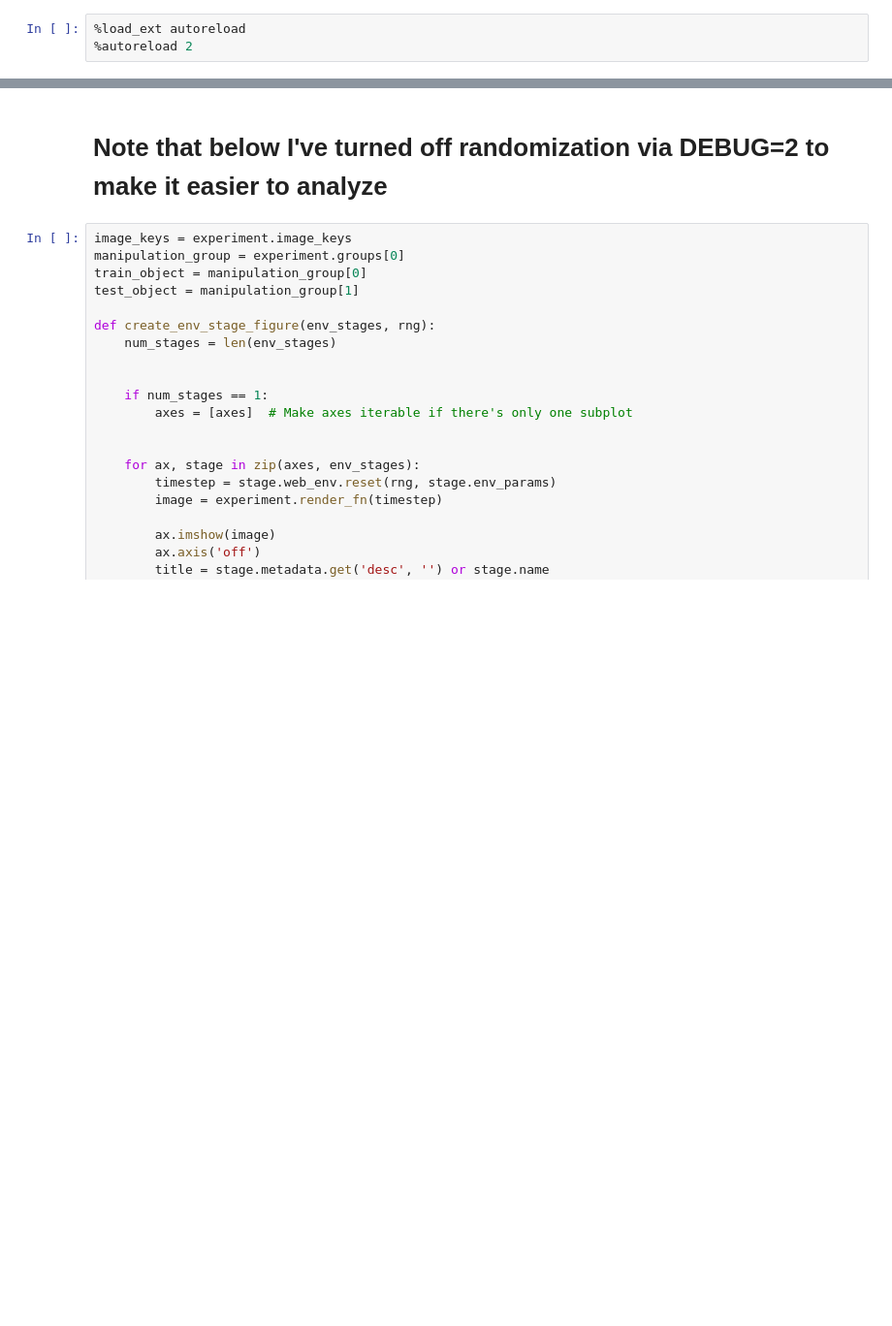
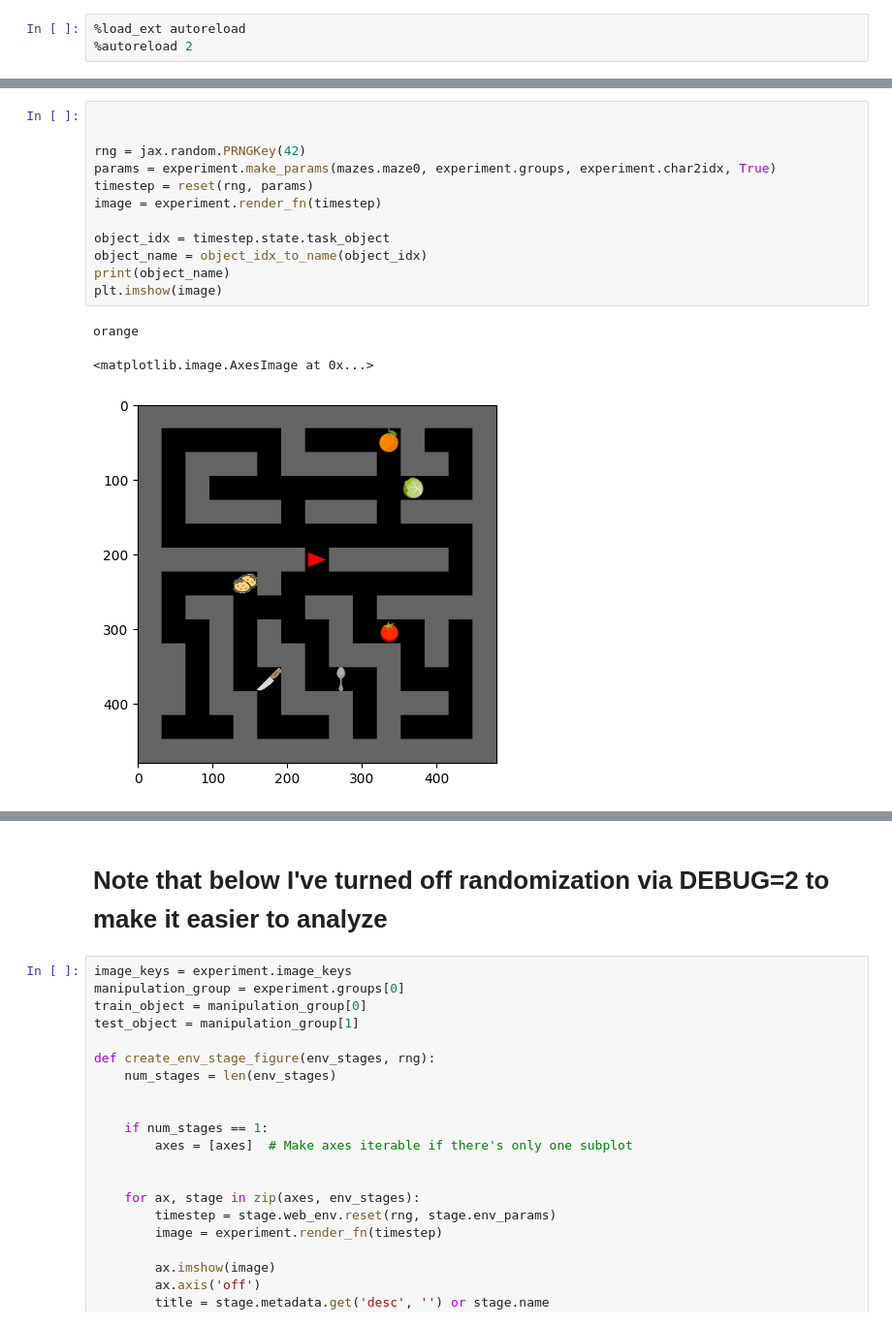
Before and after one commit to wcarvalho/human-dyna-web, a Jupyter notebook: experiment_1_vis.ipynb, the cells around one changed output, grey strips where cells are left out. Shown: that part at 97% size. Cells and saved outputs as stored; diff of their text form; blank space fills up the shorter version.

```diff
--- a/experiment_1_vis.ipynb
+++ b/experiment_1_vis.ipynb
@@ -34,0 +149,16 @@ Compiling multi-render function.
+# %%
+
+
+rng = jax.random.PRNGKey(42)
+params = experiment.make_params(mazes.maze0, experiment.groups, experiment.char2idx, True)
+timestep = reset(rng, params)
+image = experiment.render_fn(timestep)
+
+object_idx = timestep.state.task_object
+object_name = object_idx_to_name(object_idx)
+print(object_name)
+plt.imshow(image)
+# %% [output]
+orange
+<matplotlib.image.AxesImage at 0x...>
+[figure, added]
```
Also changed, not shown: parts of 17 cells of this notebook, 7 other files.
